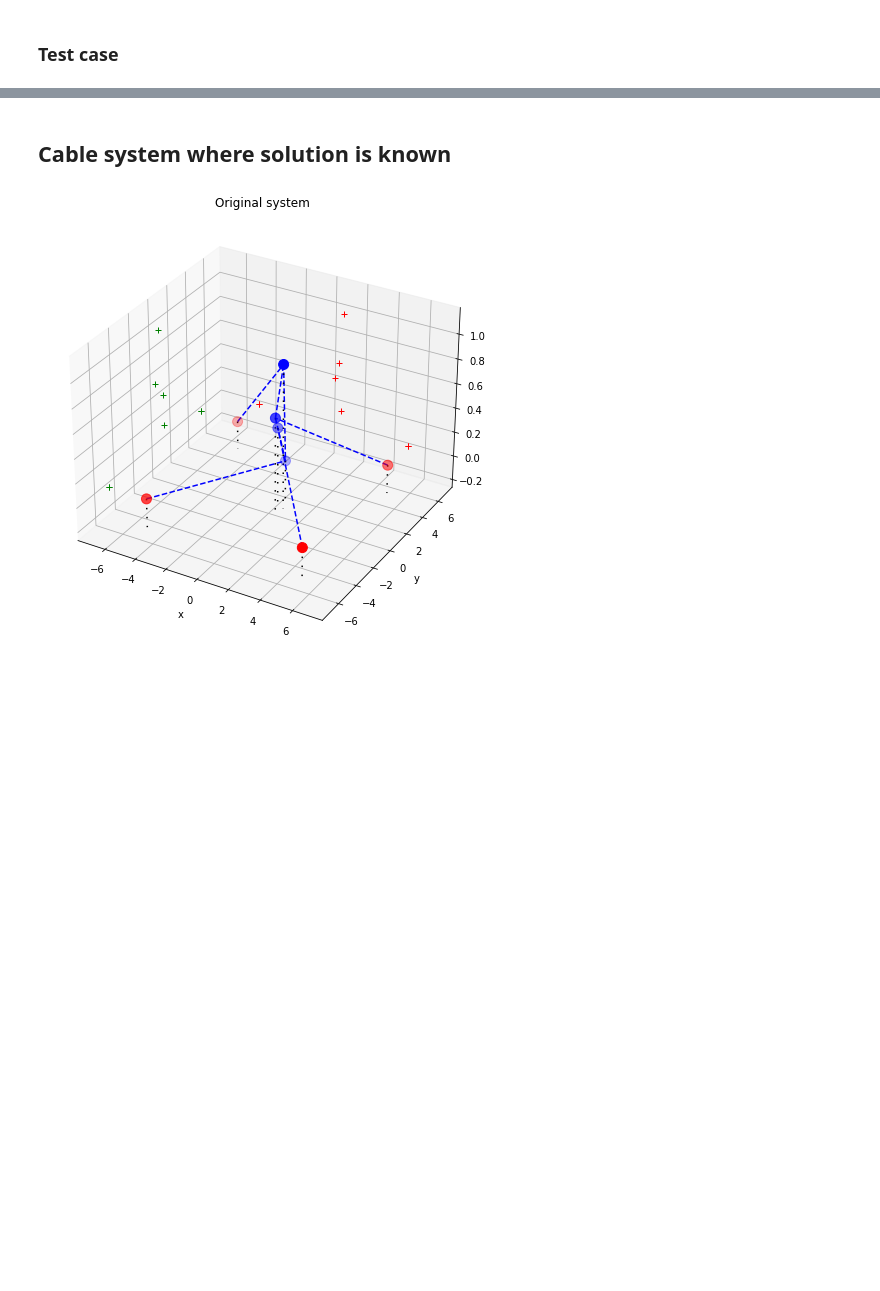
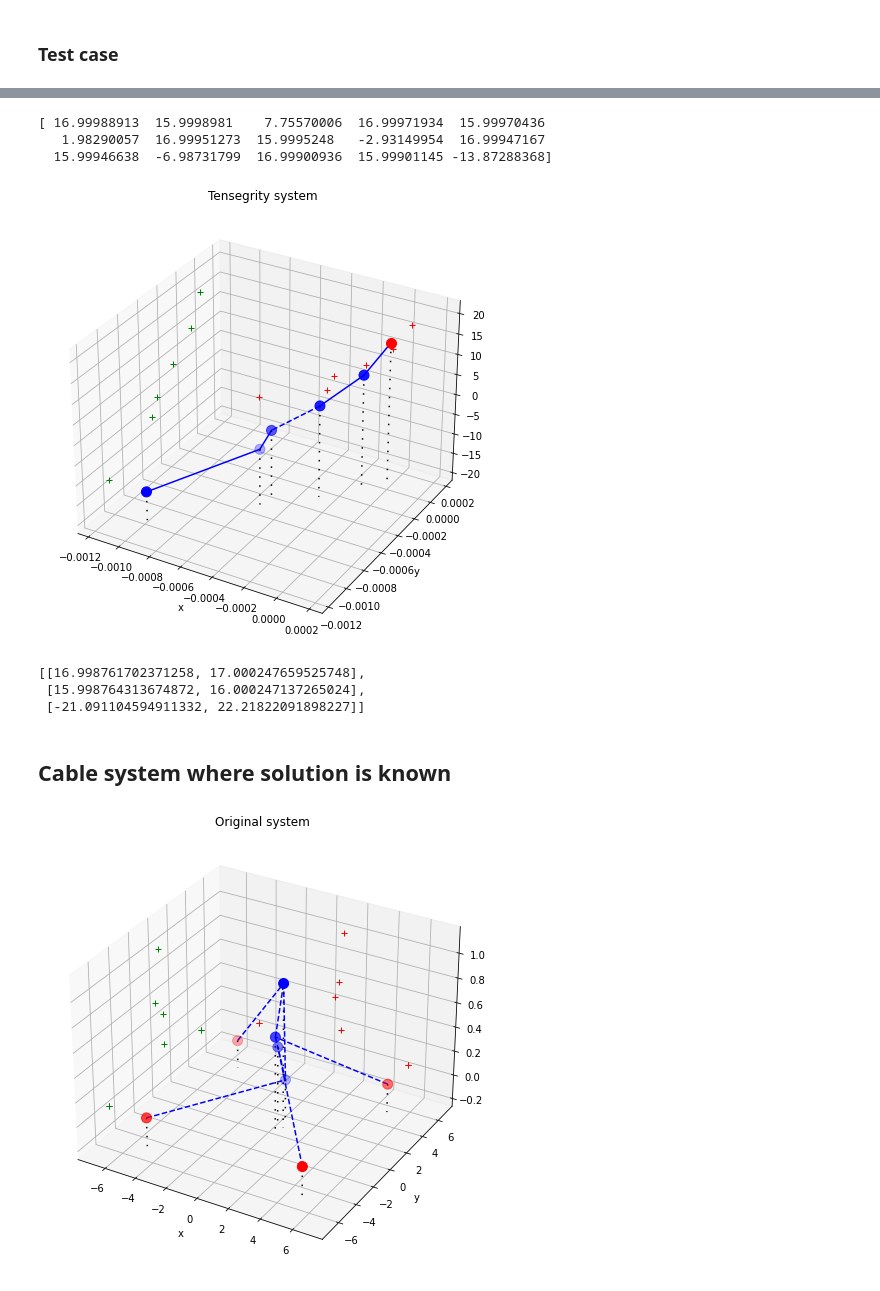
Before and after one commit to aledha/Tensegrity-Structures, a Jupyter notebook: tensegrity.ipynb, the cells around one changed output, grey strips where cells are left out. Saved outputs shown, nothing was run; the diff lists cells and outputs as text; code cells hidden in the pictures; blank space fills up the shorter version.

```diff
--- a/tensegrity.ipynb
+++ b/tensegrity.ipynb
@@ -323,3 +368,17 @@ array([14.64513893, 13.64513893, 10.41634446, 12.98357455, 11.98357455,
+# %%
+import scipy.optimize
+
+Y1 = scipy.optimize.minimize(f, Y0, jac = df, method = 'L-BFGS-B')
+print(Y1.x)
+plot_points((np.concatenate((P, Y1.x))).reshape(N, 3), bars, cables, M)
+# %% [output]
+[ 16.99988913  15.9998981    7.75570006  16.99971934  15.99970436
+   1.98290057  16.99951273  15.9995248   -2.93149954  16.99947167
+  15.99946638  -6.98731799  16.99900936  15.99901145 -13.87288368]
+[figure, added]
+[[16.998761702371258, 17.000247659525748],
+ [15.998764313674872, 16.000247137265024],
+ [-21.091104594911332, 22.21822091898227]]
 # %% [markdown]
 ## Cable system where solution is known
 # %%
```
Also changed, not shown: parts of 2 cells of this notebook.
